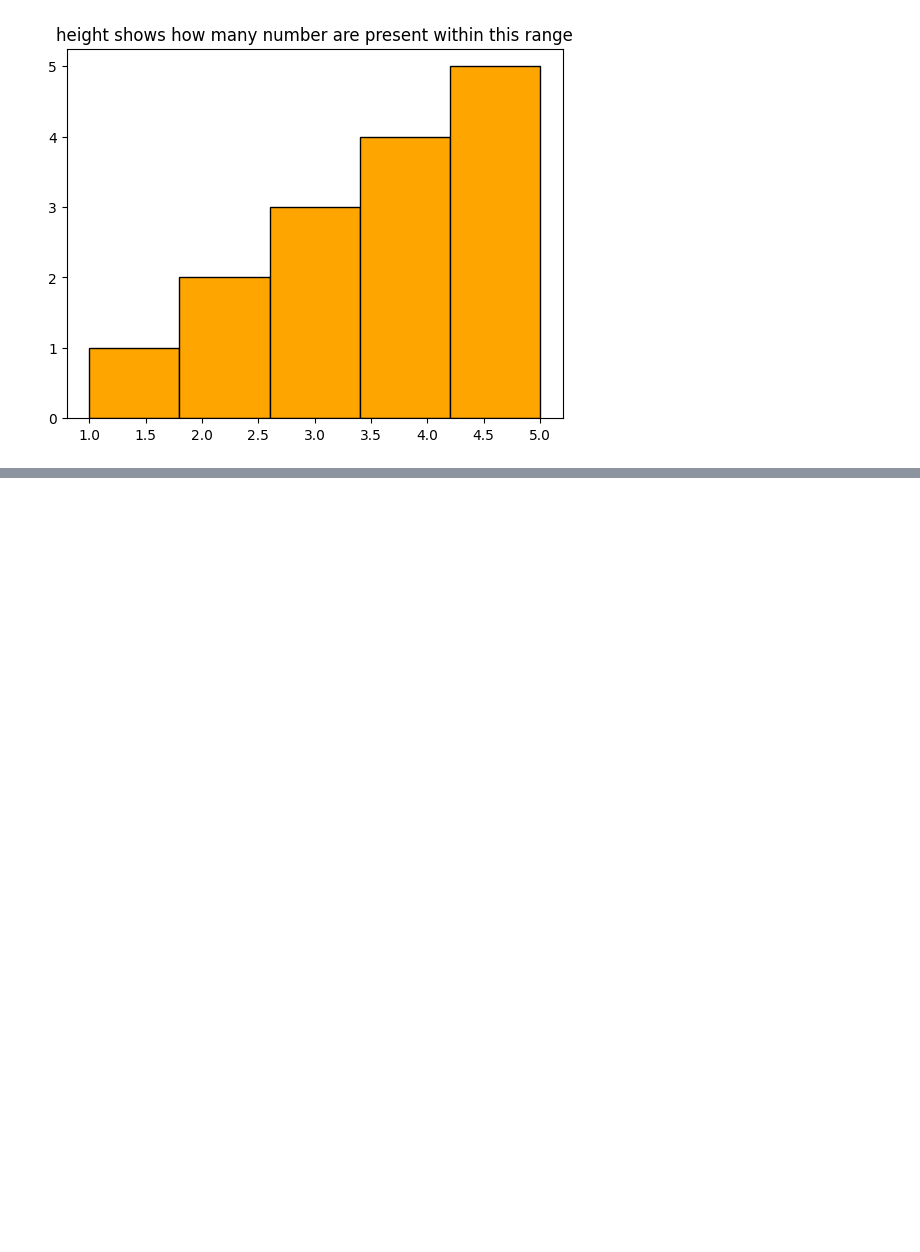
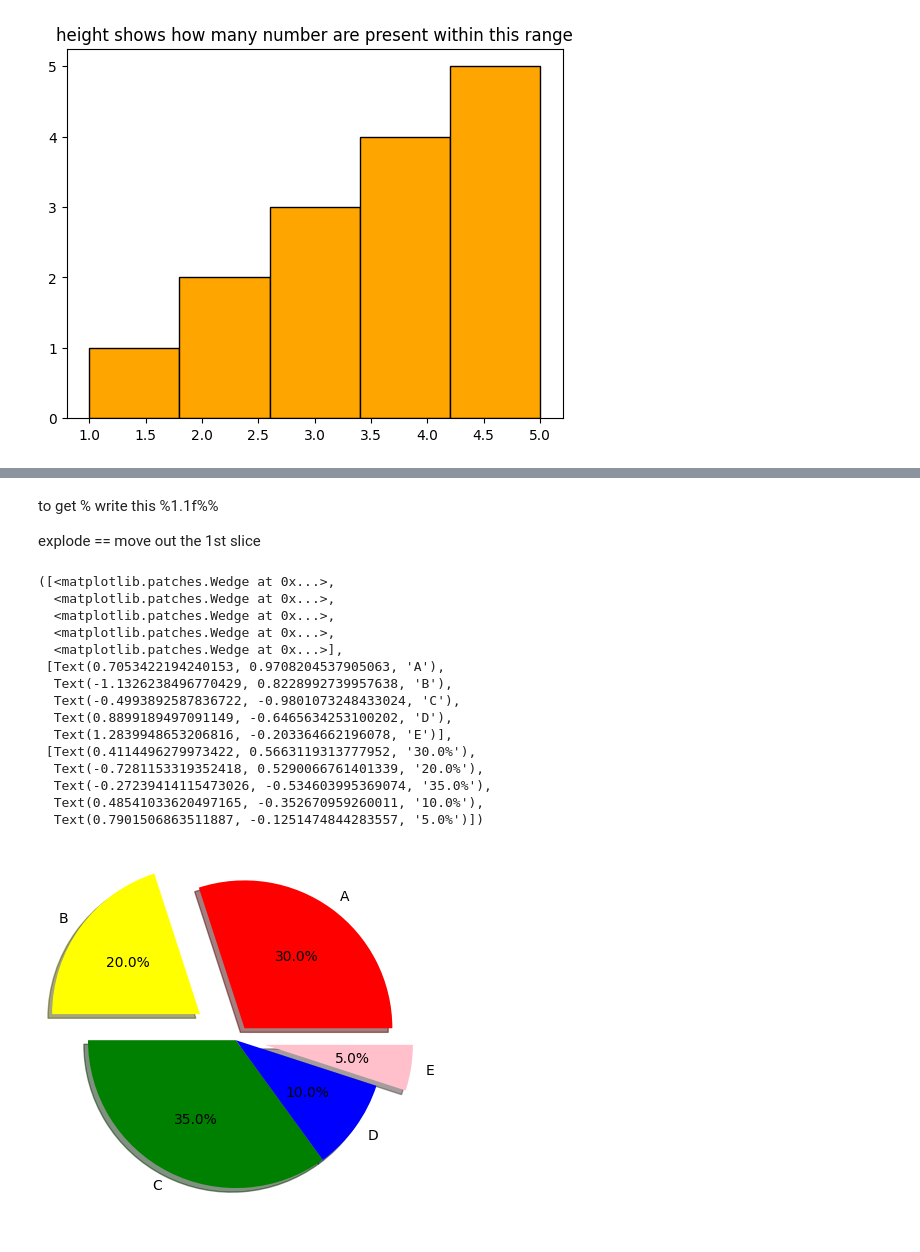
Before and after one commit to DeepakMangale/Complete-Python-Bootcamp-main, a Jupyter notebook: 10-Data Analysis With Python/10.5-matplotlib.ipynb, the cells around one changed output, grey strips where cells are left out. Drawn from its saved outputs; the diff is of its cells as text; code cells hidden in the pictures; blank space fills up the shorter version.

```diff
--- a/10-Data Analysis With Python/10.5-matplotlib.ipynb
+++ b/10-Data Analysis With Python/10.5-matplotlib.ipynb
@@ -105,0 +114,31 @@ Text(0.5, 1.0, 'height shows how many number are present within this range')
+# %% [markdown]
+to get % write this %1.1f%%
+
+explode == move out the 1st slice
+# %%
+## pipe chart
+
+labels=['A','B','C','D','E']
+size=[30,20,35,10,5]
+colors=['red','yellow','green','blue','pink']
+explode=(0.1,0.3,0,0,0.2)
+
+# create a pie chart
+plt.pie(size,explode=explode,labels=labels,colors=colors,autopct="%1.1f%%",shadow=True)
+# %% [output]
+([<matplotlib.patches.Wedge at 0x...>,
+  <matplotlib.patches.Wedge at 0x...>,
+  <matplotlib.patches.Wedge at 0x...>,
+  <matplotlib.patches.Wedge at 0x...>,
+  <matplotlib.patches.Wedge at 0x...>],
+ [Text(0.7053422194240153, 0.9708204537905063, 'A'),
+  Text(-1.1326238496770429, 0.8228992739957638, 'B'),
+  Text(-0.4993892587836722, -0.9801073248433024, 'C'),
+  Text(0.8899189497091149, -0.6465634253100202, 'D'),
+  Text(1.2839948653206816, -0.203364662196078, 'E')],
+ [Text(0.4114496279973422, 0.5663119313777952, '30.0%'),
+  Text(-0.7281153319352418, 0.5290066761401339, '20.0%'),
+  Text(-0.27239414115473026, -0.534603995369074, '35.0%'),
+  Text(0.48541033620497165, -0.352670959260011, '10.0%'),
+  Text(0.7901506863511887, -0.1251474844283557, '5.0%')])
+[figure, added]
```
Also changed, not shown: parts of 6 cells of this notebook, 1 other file.
